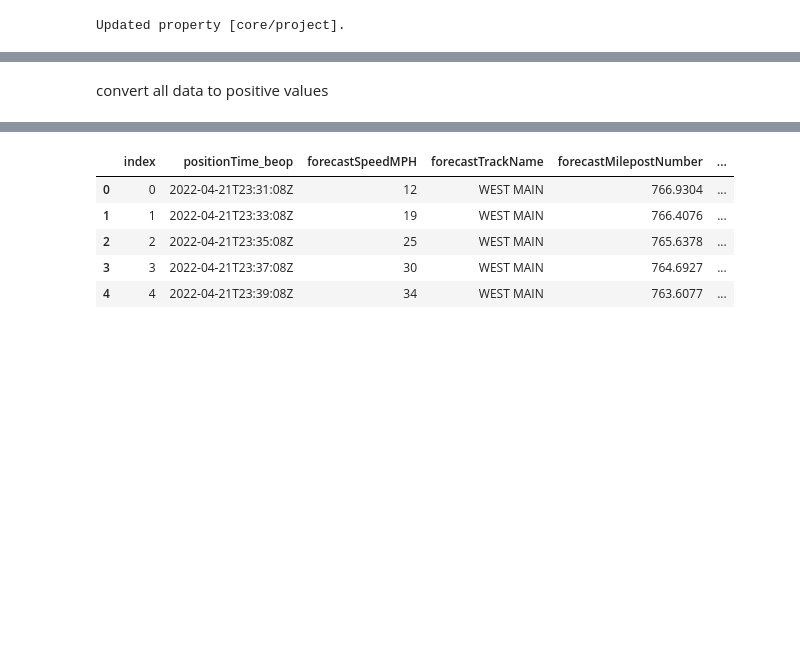
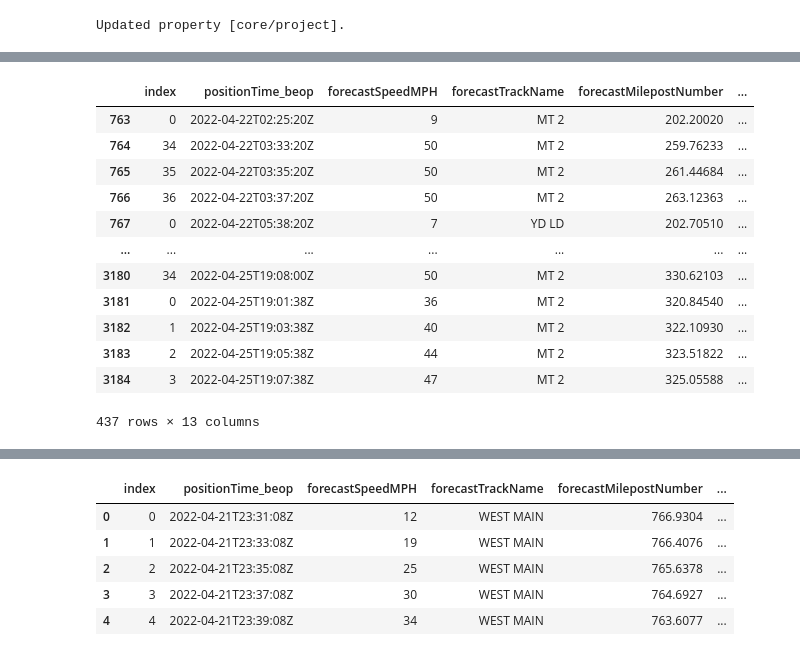
Before and after one commit to swicklund/hackathon, a Jupyter notebook: RevisedPhysicsModel.ipynb, the cells around one changed output, grey strips where cells are left out. Saved outputs shown, nothing was run; the diff lists cells and outputs as text; code cells hidden in the pictures; blank space fills up the shorter version.

```diff
--- a/RevisedPhysicsModel.ipynb
+++ b/RevisedPhysicsModel.ipynb
@@ -58,4 +59,4 @@ with zipfile.ZipFile("/tmp/train-data_all-train-events.zip", "r") as f:
                         prevLoco = currentLoco
 # %%
 df = pd.concat(x.values())
-dfTrains = pd.concat(trains.values())
+dfTrainsAll = pd.concat(trains.values())
@@ -138,2 +245,16 @@ trains = trains.reset_index()
-# %% [markdown]
-convert all data to positive values
+# %%
+trains.loc[trains['trainId'].str.startswith('MALNP')]
+# %% [output]
+|  | index | positionTime_beop | forecastSpeedMPH | forecastTrackName | forecastMilepostNumber | ... |
+| 763 | 0 | 2022-04-22T02:25:20Z | 9 | MT 2 | 202.20020 | ... |
+| 764 | 34 | 2022-04-22T03:33:20Z | 50 | MT 2 | 259.76233 | ... |
+| 765 | 35 | 2022-04-22T03:35:20Z | 50 | MT 2 | 261.44684 | ... |
+| 766 | 36 | 2022-04-22T03:37:20Z | 50 | MT 2 | 263.12363 | ... |
+| 767 | 0 | 2022-04-22T05:38:20Z | 7 | YD LD | 202.70510 | ... |
+| ... | ... | ... | ... | ... | ... | ... |
+| 3180 | 34 | 2022-04-25T19:08:00Z | 50 | MT 2 | 330.62103 | ... |
+| 3181 | 0 | 2022-04-25T19:01:38Z | 36 | MT 2 | 320.84540 | ... |
+| 3182 | 1 | 2022-04-25T19:03:38Z | 40 | MT 2 | 322.10930 | ... |
+| 3183 | 2 | 2022-04-25T19:05:38Z | 44 | MT 2 | 323.51822 | ... |
+| 3184 | 3 | 2022-04-25T19:07:38Z | 47 | MT 2 | 325.05588 | ... |
+437 rows × 13 columns
```
Also changed, not shown: parts of 24 cells of this notebook.
